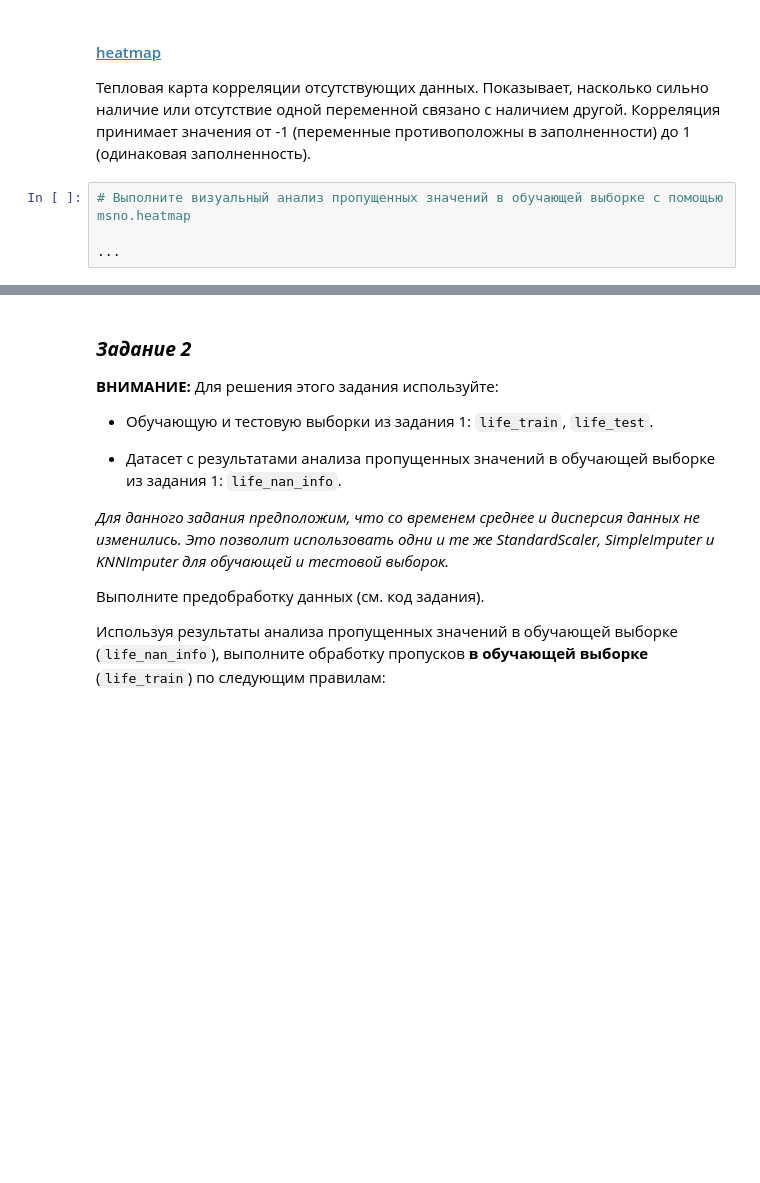
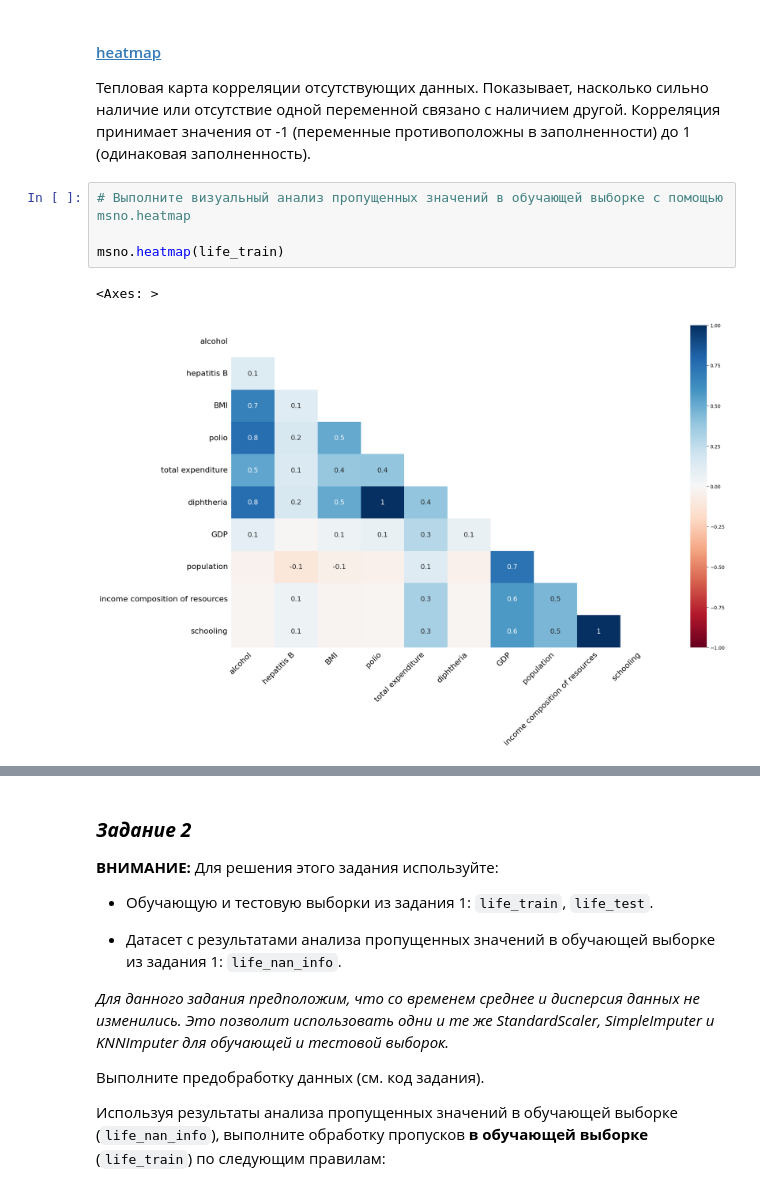
Before and after one commit to 2813/ODS-homework, a Jupyter notebook: 03_ODS_ML.ipynb, the cells around one changed output, grey strips where cells are left out. Saved outputs shown, nothing was run; the diff lists cells and outputs as text; blank space fills up the shorter version.

```diff
--- a/03_ODS_ML.ipynb
+++ b/03_ODS_ML.ipynb
@@ -299,7 +372,10 @@ life_nan_info = life_nan_info[life_nan_info['NaN share'] != 0.0]
 # %%
 # Выполните визуальный анализ пропущенных значений в обучающей выборке с помощью msno.heatmap
 
-...
+msno.heatmap(life_train)
+# %% [output]
+<Axes: >
+[figure, added]
 # %%
 # Дополните функцию mcar_test
 
```
Also changed, not shown: parts of 15 cells of this notebook.
